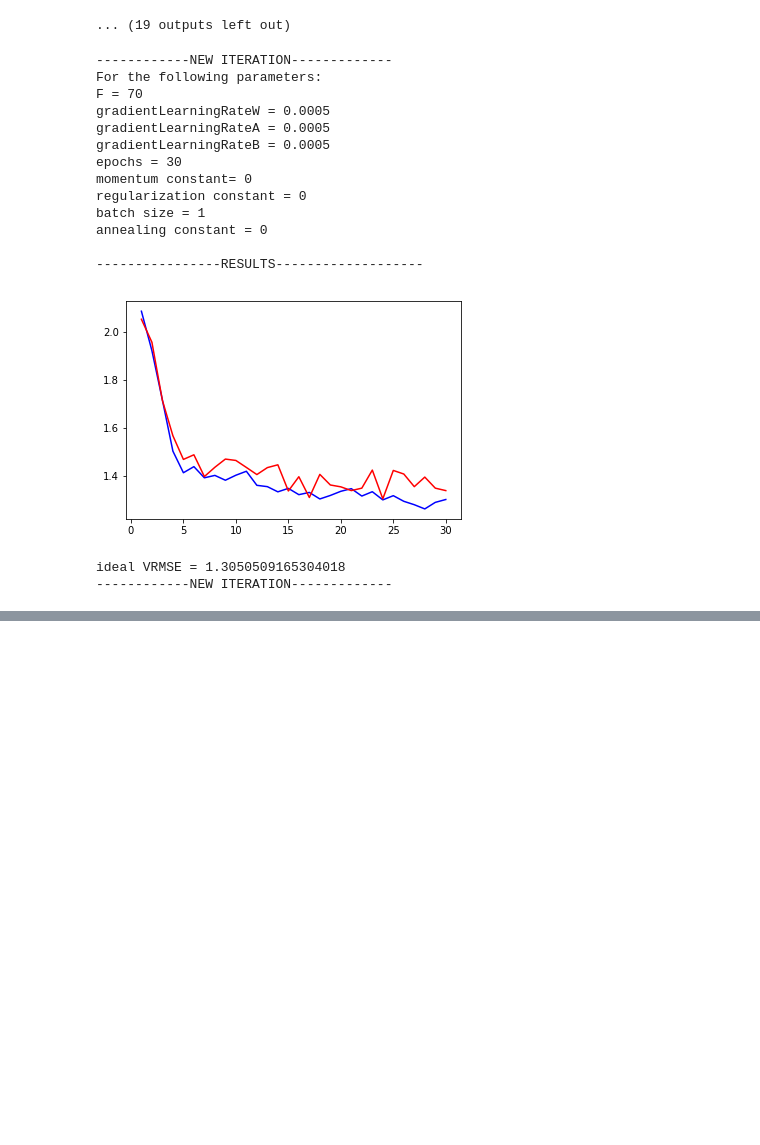
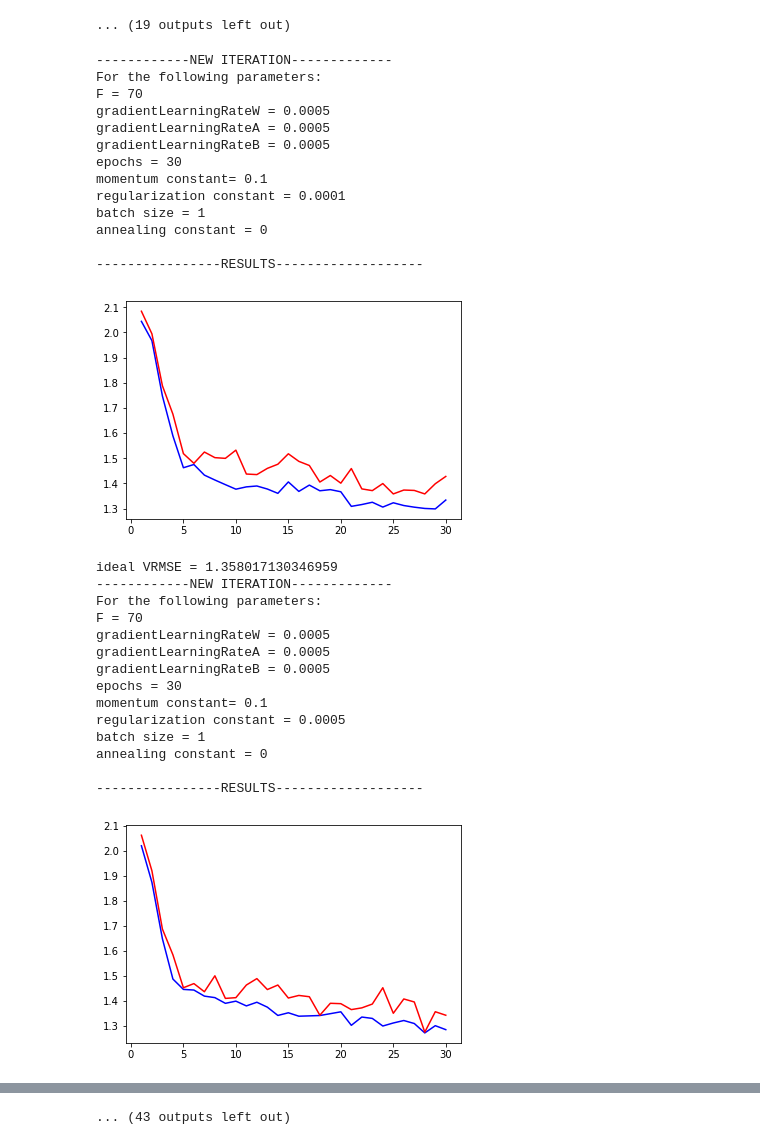
Before and after one commit to coffeebenzene/networked-life-rbm, a Jupyter notebook: studentcode/RBM_ParameterSearch.ipynb, the cells around one changed output, grey strips where cells are left out. Drawn from its saved outputs; the diff is of its cells as text; code cells hidden in the pictures; blank space fills up the shorter version.

```diff
--- a/studentcode/RBM_ParameterSearch.ipynb
+++ b/studentcode/RBM_ParameterSearch.ipynb
@@ -283,9 +283,9 @@ def test(F,epochs,gW,gA,gB,mom,reg,batchSize,phi):
         batchOrder = np.array(trStats["u_users"])
         np.random.shuffle(batchOrder)
         batchOrder = np.array_split(batchOrder, batchSize)
-#         gradientLearningRateW = gradientLearningRateW/(1+epoch/phi)
-#         gradientLearningRateA = gradientLearningRateA/(1+epoch/phi)
-#         gradientLearningRateB = gradientLearningRateB/(1+epoch/phi)
+        gradientLearningRateW = gradientLearningRateW/(1+epoch/phi)
+        gradientLearningRateA = gradientLearningRateA/(1+epoch/phi)
+        gradientLearningRateB = gradientLearningRateB/(1+epoch/phi)
 
 
         for batch in batchOrder:
@@ -720,35 +720,51 @@ annealing constant = 0
 # %%
 import matplotlib.pyplot as plt
 
+best = [[70,0.0005,1,0.1],[10,0.005,1,0.5],[10,0.01,1,0.5]]
 for x in best:
-    batch_size = []
+    regl = []
     error = []
     F = int(x[0])
     learn_rate = x[1]
-    for j in [1,5,10,15,20,25,30]:
-        size = j
-        RMSE = test(F,30,learn_rate,learn_rate,learn_rate,0,0,size,0)
-        batch_size.append(size)
+    size = int(x[2])
+    mom = x[3]
+    for j in [0.0001,0.0005,0.001,0.005,0.01,0.05,0.1,0.5]:
+        reg = j
+        RMSE = test(F,30,learn_rate,learn_rate,learn_rate,mom,reg,size,0)
+        regl.append(reg)
         error.append(RMSE)
     print('---------------------------------------------------')
     print("For F and learning rate = {}".format([F,learn_rate]))
-    plt.plot(batch_size,error)
+    plt.plot(regl,error)
     plt.show()
 print("------------COMPLETED----------------")
 # %% [output]
 ------------NEW ITERATION-------------
 For the following parameters:
 F = 70
 gradientLearningRateW = 0.0005
 gradientLearningRateA = 0.0005
 gradientLearningRateB = 0.0005
 epochs = 30
-momentum constant= 0
-regularization constant = 0
+momentum constant= 0.1
+regularization constant = 0.0001
 batch size = 1
 annealing constant = 0
 
 ----------------RESULTS-------------------
-[figure, old version]
+[figure, new version]
-ideal VRMSE = 1.3050509165304018
+ideal VRMSE = 1.358017130346959
 ------------NEW ITERATION-------------
+For the following parameters:
+F = 70
+gradientLearningRateW = 0.0005
+gradientLearningRateA = 0.0005
+gradientLearningRateB = 0.0005
+epochs = 30
+momentum constant= 0.1
+regularization constant = 0.0005
+batch size = 1
+annealing constant = 0
+
+----------------RESULTS-------------------
+[figure, added]
@@ -755,0 +831 @@ KeyboardInterrupt:
+... (43 outputs left out)
```
Also changed, not shown: parts of 7 cells of this notebook, 1 other file.
